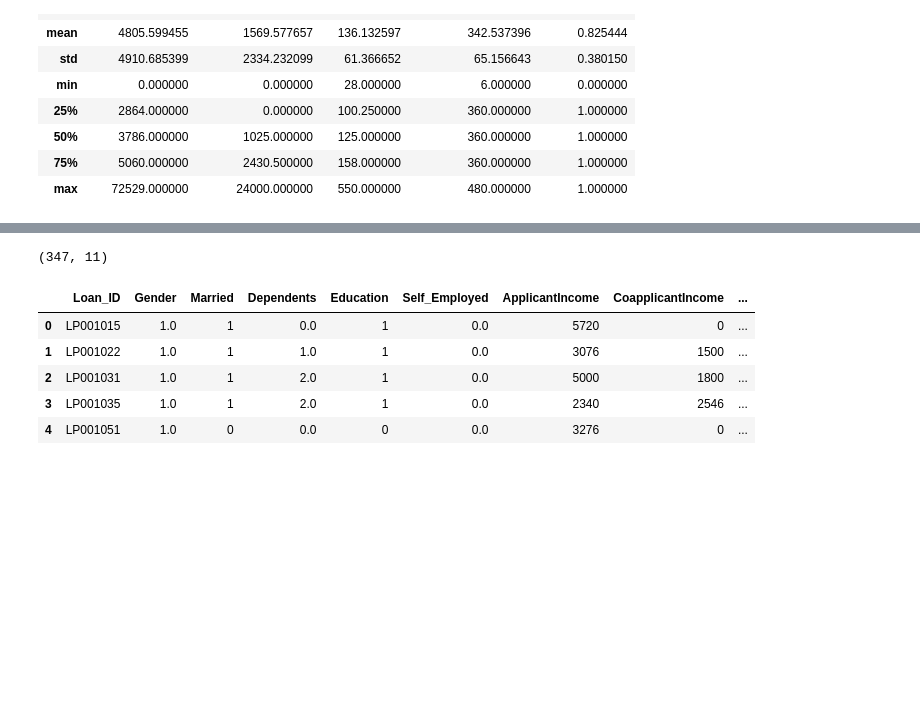
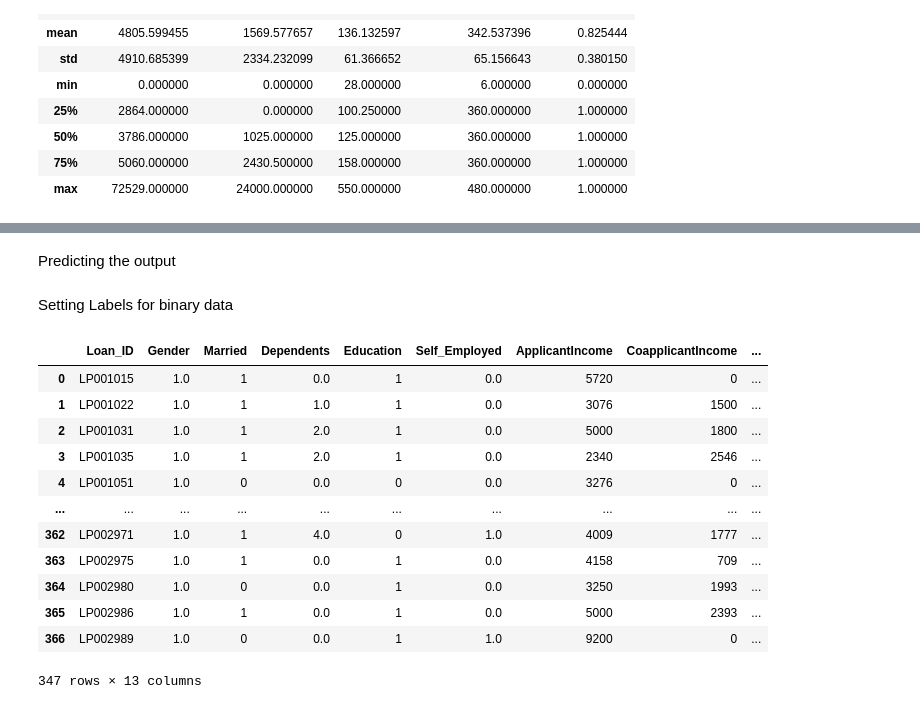
Before and after one commit to vikiysr/mlprojects, a Jupyter notebook: Loan prediction.ipynb, the cells around one changed output, grey strips where cells are left out. Cells and saved outputs as stored; diff of their text form; code cells hidden in the pictures; blank space fills up the shorter version.

```diff
--- a/Loan prediction.ipynb
+++ b/Loan prediction.ipynb
@@ -11,2 +15,2 @@ from sklearn.metrics import accuracy_score
 # %%
-df=pd.read_csv("/content/Loan_Status_train.csv")
+df=pd.read_csv("/Loan_Status_train.csv")
@@ -200,2 +234,2 @@ print(accuracy_test)
 # %%
-df2=pd.read_csv("/content/Loan_Status_test.csv")
+df2=pd.read_csv("/Loan_Status_test.csv")
@@ -280,18 +315,25 @@ X2.head()
-# %%
-X2.shape
-# %% [output]
-(347, 11)
+# %% [markdown]
+Predicting the output
 # %%
 y_validation=model.predict(X2)
+# %% [markdown]
+Setting Labels for binary data
 # %%
 df2["predicted_output"]=y_validation
 df2.predicted_output.replace({0:"No",1:"Yes"},inplace=True)
 # %%
-df2.head()
+df2
 # %% [output]
 |  | Loan_ID | Gender | Married | Dependents | Education | Self_Employed | ApplicantIncome | CoapplicantIncome | ... |
 | 0 | LP001015 | 1.0 | 1 | 0.0 | 1 | 0.0 | 5720 | 0 | ... |
 | 1 | LP001022 | 1.0 | 1 | 1.0 | 1 | 0.0 | 3076 | 1500 | ... |
 | 2 | LP001031 | 1.0 | 1 | 2.0 | 1 | 0.0 | 5000 | 1800 | ... |
 | 3 | LP001035 | 1.0 | 1 | 2.0 | 1 | 0.0 | 2340 | 2546 | ... |
 | 4 | LP001051 | 1.0 | 0 | 0.0 | 0 | 0.0 | 3276 | 0 | ... |
+| ... | ... | ... | ... | ... | ... | ... | ... | ... | ... |
+| 362 | LP002971 | 1.0 | 1 | 4.0 | 0 | 1.0 | 4009 | 1777 | ... |
+| 363 | LP002975 | 1.0 | 1 | 0.0 | 1 | 0.0 | 4158 | 709 | ... |
+| 364 | LP002980 | 1.0 | 0 | 0.0 | 1 | 0.0 | 3250 | 1993 | ... |
+| 365 | LP002986 | 1.0 | 1 | 0.0 | 1 | 0.0 | 5000 | 2393 | ... |
+| 366 | LP002989 | 1.0 | 0 | 0.0 | 1 | 1.0 | 9200 | 0 | ... |
+347 rows × 13 columns
```
Also changed, not shown: parts of 41 cells of this notebook.
